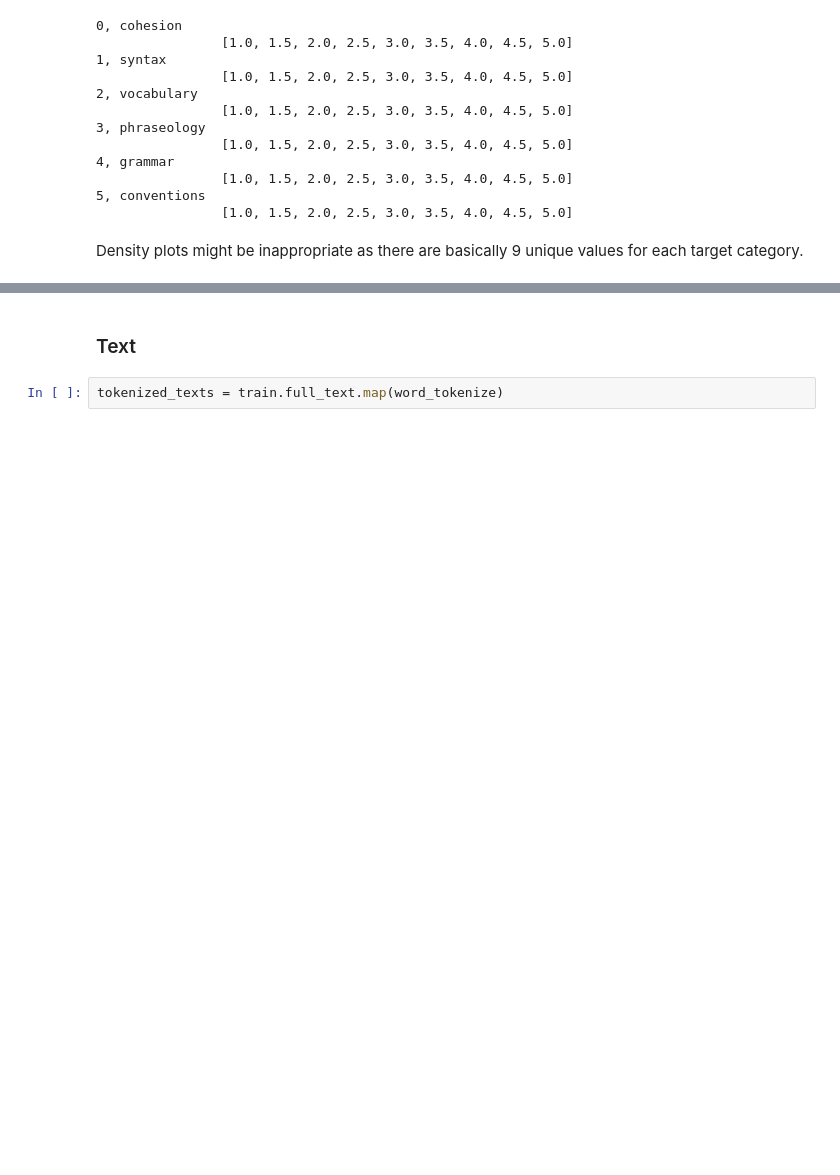
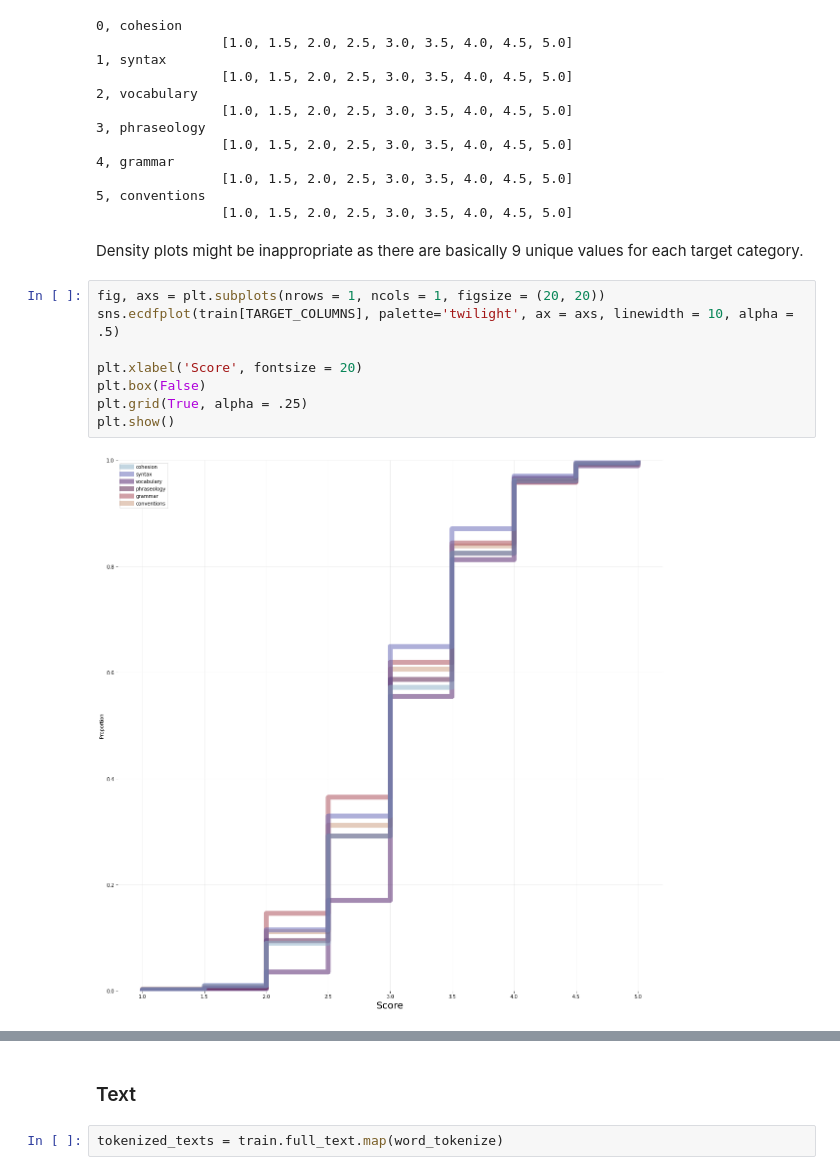
Before and after one commit to tripnv/fbp2-kaggle, a Jupyter notebook: eda.ipynb, the cells around one changed output, grey strips where cells are left out. Cells and saved outputs as stored; diff of their text form; blank space fills up the shorter version.

```diff
--- a/eda.ipynb
+++ b/eda.ipynb
@@ -104,3 +118,13 @@ for idx, col in enumerate(train[TARGET_COLUMNS]):
                 [1.0, 1.5, 2.0, 2.5, 3.0, 3.5, 4.0, 4.5, 5.0]
 # %% [markdown]
 Density plots might be inappropriate as there are basically 9 unique values for each target category.
+# %%
+fig, axs = plt.subplots(nrows = 1, ncols = 1, figsize = (20, 20))
+sns.ecdfplot(train[TARGET_COLUMNS], palette='twilight', ax = axs, linewidth = 10, alpha = .5)
+
+plt.xlabel('Score', fontsize = 20)
+plt.box(False)
+plt.grid(True, alpha = .25)
+plt.show()
+# %% [output]
+[figure, added]
```
Also changed, not shown: parts of 8 cells of this notebook.
